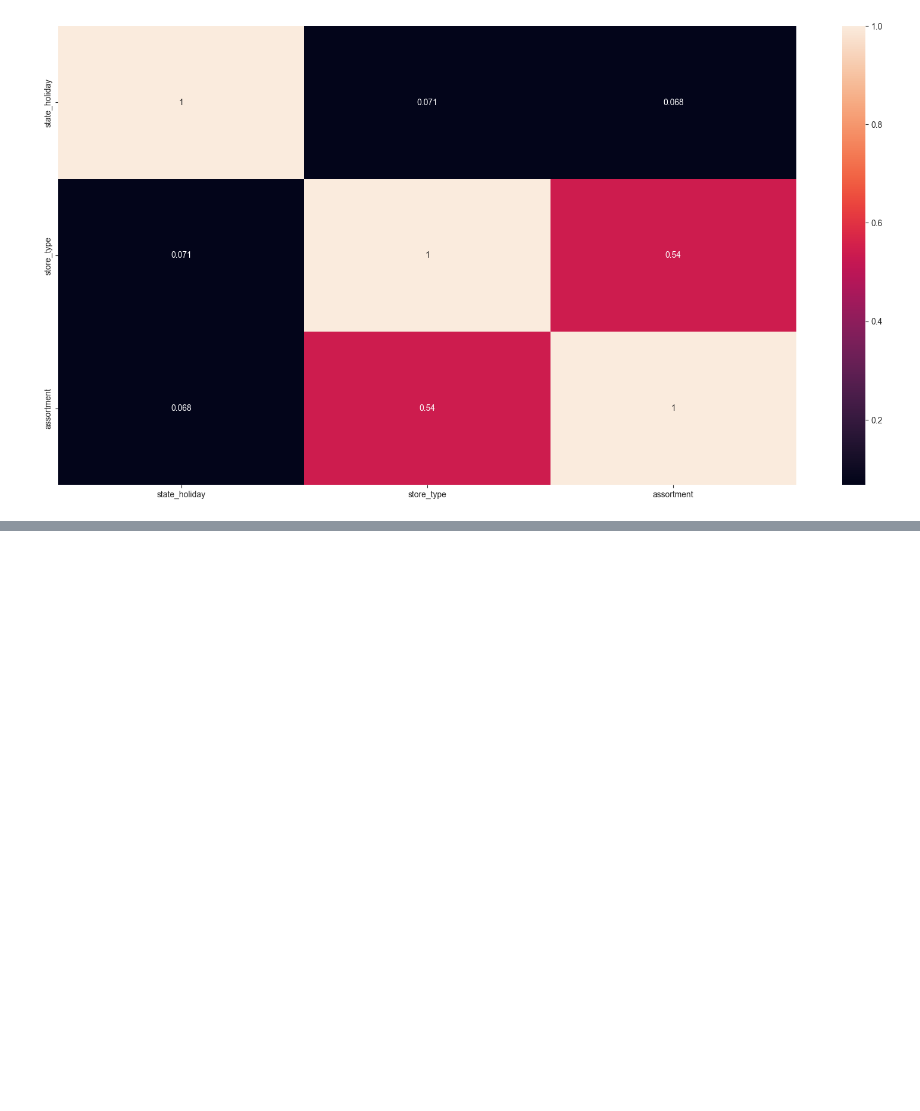
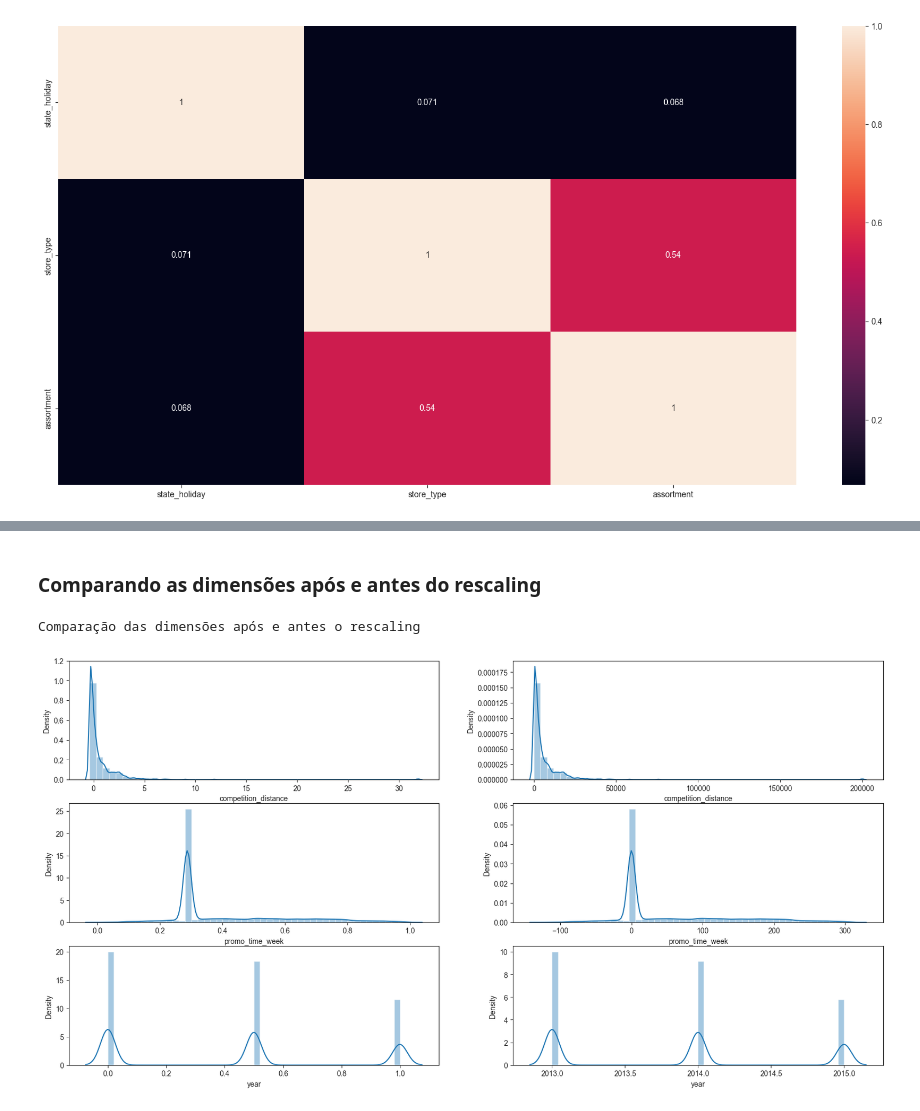
Before and after one commit to rafaelporfiriobarros/ds-em-producao, a Jupyter notebook: notebook/ds-em-producao.ipynb, the cells around one changed output, grey strips where cells are left out. Drawn from its saved outputs; the diff is of its cells as text; code cells hidden in the pictures; blank space fills up the shorter version.

```diff
--- a/notebook/ds-em-producao.ipynb
+++ b/notebook/ds-em-producao.ipynb
@@ -741,0 +791,60 @@ sns.heatmap(d, annot = True)
+# %%
+rs = RobustScaler()
+mms = MinMaxScaler()
+
+# competition distance
+df5['competition_distance'] = rs.fit_transform( df5[['competition_distance']].values )
+
+
+# competition time month
+df5['competition_time_month'] = rs.fit_transform( df5[['competition_time_month']].values )
+
+
+# promo time week
+df5['promo_time_week'] = mms.fit_transform( df5[['promo_time_week']].values )
+
+
+# year
+df5['year'] = mms.fit_transform( df5[['year']].values )
+# %% [markdown]
+### Comparando as dimensões após e antes do rescaling
+# %%
+print('Comparação das dimensões após e antes o rescaling')
+
+
+plt.subplot(3,2,1)
+sns.distplot(df5['competition_distance']);
+
+#outliers bem definido. Por isso vamos usar o robustscaler
+
+plt.subplot(3,2,2)
+sns.distplot(df4['competition_distance']);
+
+#comparando com antes, vemos que a escala mudou
+
+#####################################################################
+
+#outliers bem definido. Por isso vamos usar o robustscaler
+
+plt.subplot(3,2,3)
+sns.distplot(df5['promo_time_week']);
+#outliers não definido. Por isso vamos usar o MinMaxScaller
+plt.subplot(3,2,4)
+sns.distplot(df4['promo_time_week']);
+
+#comparando com antes, vemos que a escala mudou
+
+####################################################################
+
+
+plt.subplot(3,2,5)
+sns.distplot(df5['year']);
+#outliers não definido. Por isso vamos usar o MinMaxScaller
+
+plt.subplot(3,2,6)
+sns.distplot(df4['year']);
+
+#comparando com antes, vemos que a escala mudou
+# %% [output]
+Comparação das dimensões após e antes o rescaling
+[figure, added]
```
Also changed, not shown: parts of 19 cells of this notebook.
